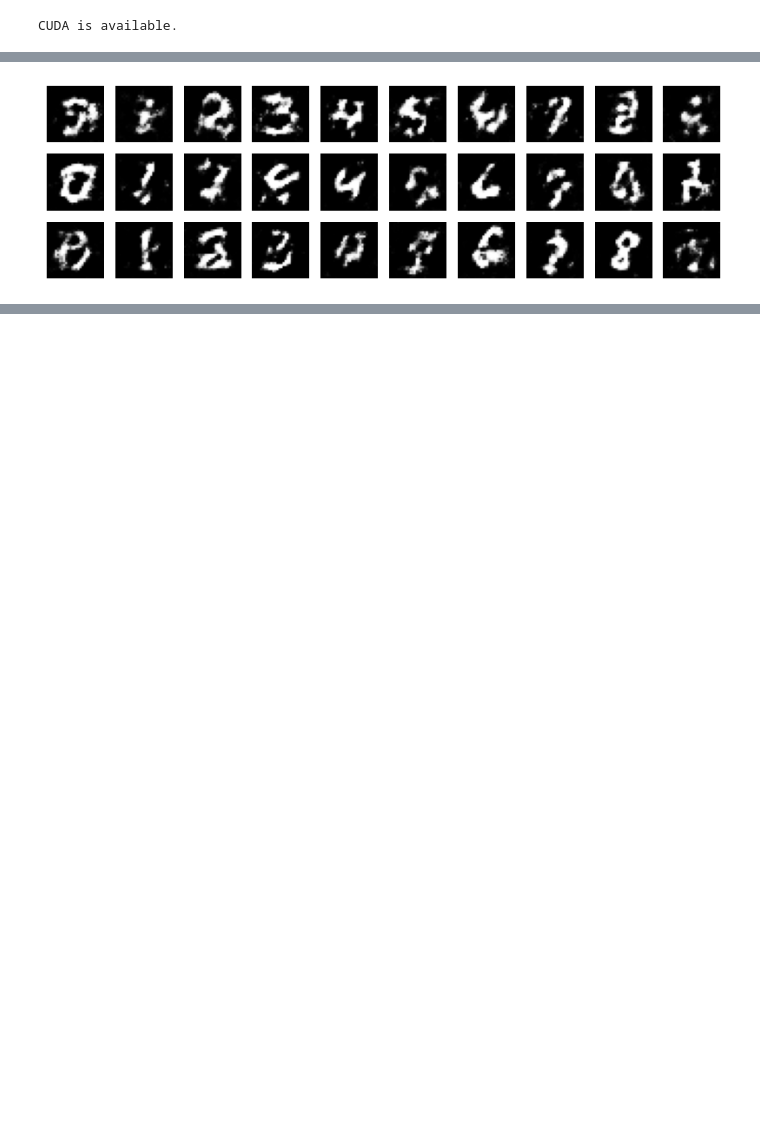
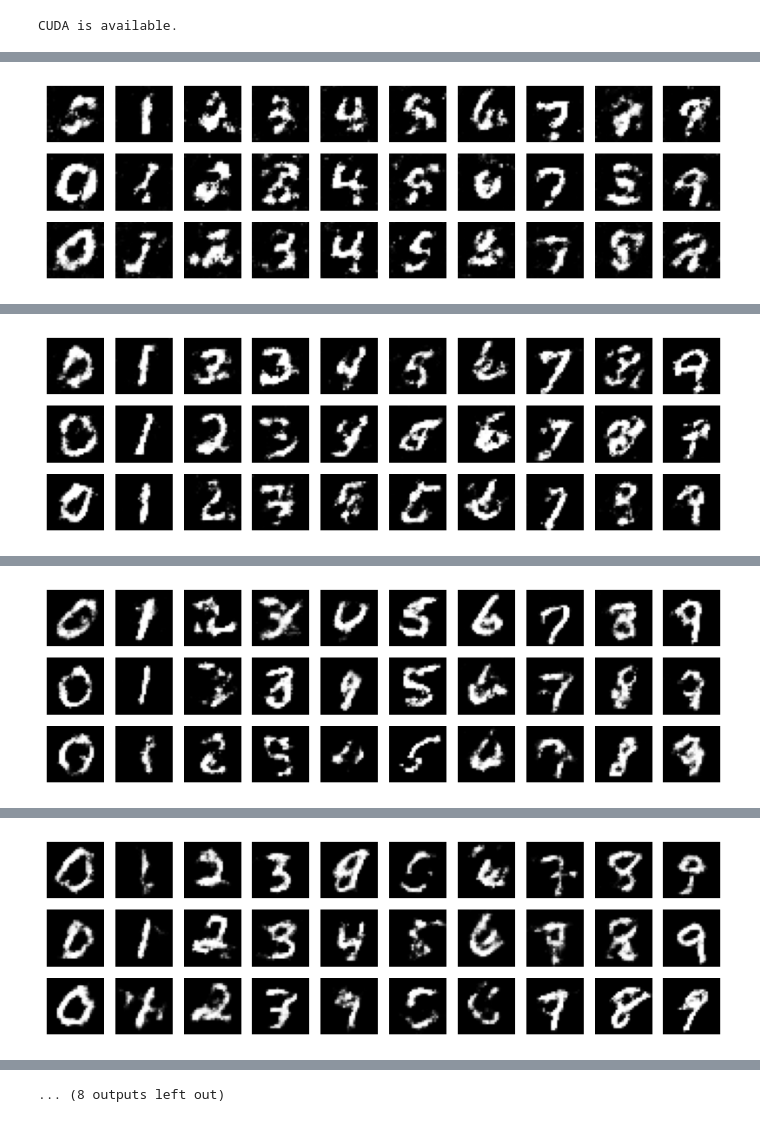
Before and after one commit to 91d906h4/MNIST-C-DCGAN, a Jupyter notebook: src/main.ipynb, the cells around one changed output, grey strips where cells are left out. Cells and saved outputs as stored; diff of their text form; code cells hidden in the pictures; blank space fills up the shorter version.

```diff
--- a/src/main.ipynb
+++ b/src/main.ipynb
@@ -121,5 +120,5 @@ g_loss_fn = nn.BCELoss()
 # %%
 trainer = Trainer(data_loader=train_loader, batch_size=BATCH_SIZE, d_model=D_MODEL, g_model=G_MODEL, d_optimizer=d_optimizer, g_optimizer=g_optimier, d_loss_fn=d_loss_fn, g_loss_fn=g_loss_fn, device=device, z_shape=Z_SHAPE)
 # %%
-trainer.train(epochs=1, dg_ratio=DG_RATIO, test=TEST_WHILE_TRAIN, test_num=TEST_NUM)
+trainer.train(epochs=EPOCHS, gd_ratio=GD_RATIO, test=TEST_WHILE_TRAIN, test_num=TEST_NUM)
 # %% [output]
@@ -127 +126 @@ Epoch: 0 | Time: 297.138 | D Loss: 0.400 | G Loss: 2.223
-[figure, old version]
+[figure, new version]
@@ -127,0 +128 @@ Epoch: 0 | Time: 297.138 | D Loss: 0.400 | G Loss: 2.223
+[figure, added]
@@ -127,0 +130 @@ Epoch: 0 | Time: 297.138 | D Loss: 0.400 | G Loss: 2.223
+[figure, added]
@@ -127,0 +132 @@ Epoch: 0 | Time: 297.138 | D Loss: 0.400 | G Loss: 2.223
+[figure, added]
@@ -128,3 +137,4 @@ Epoch: 0 | Time: 297.138 | D Loss: 0.400 | G Loss: 2.223
+... (8 outputs left out)
 # %%
 trainer.test(num=60)
 # %% [output]
```
Also changed, not shown: parts of 3 cells of this notebook.
